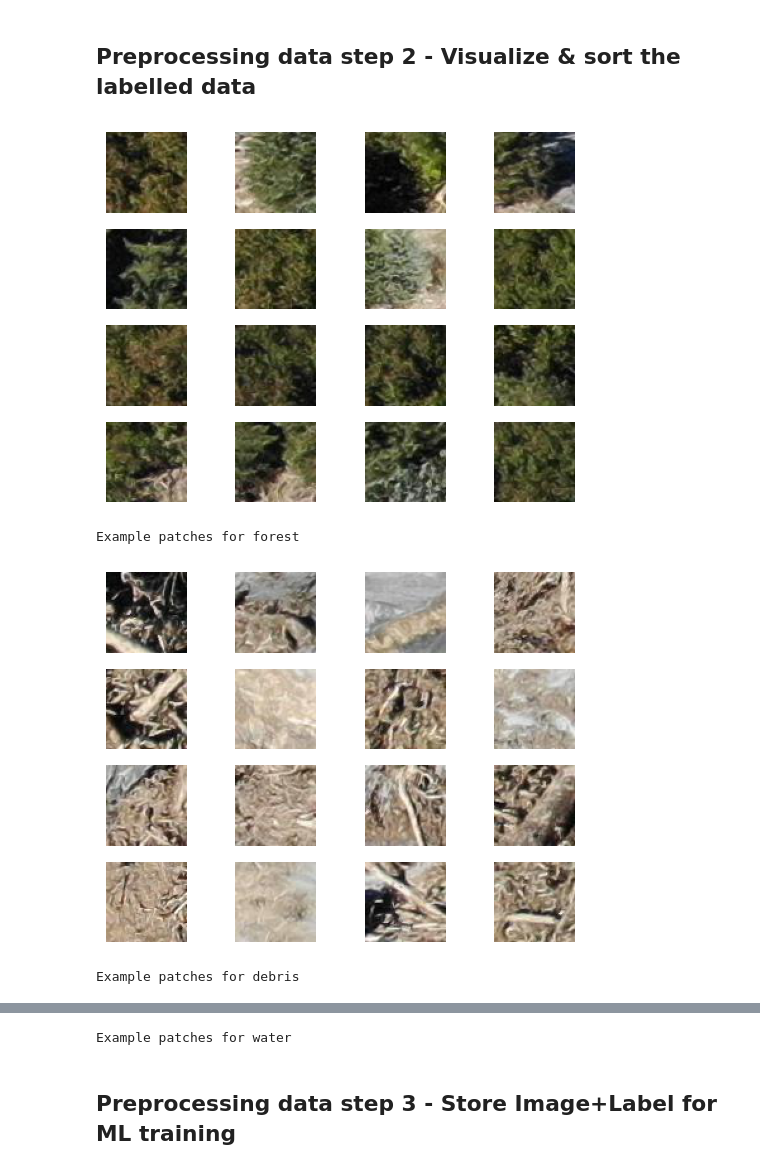
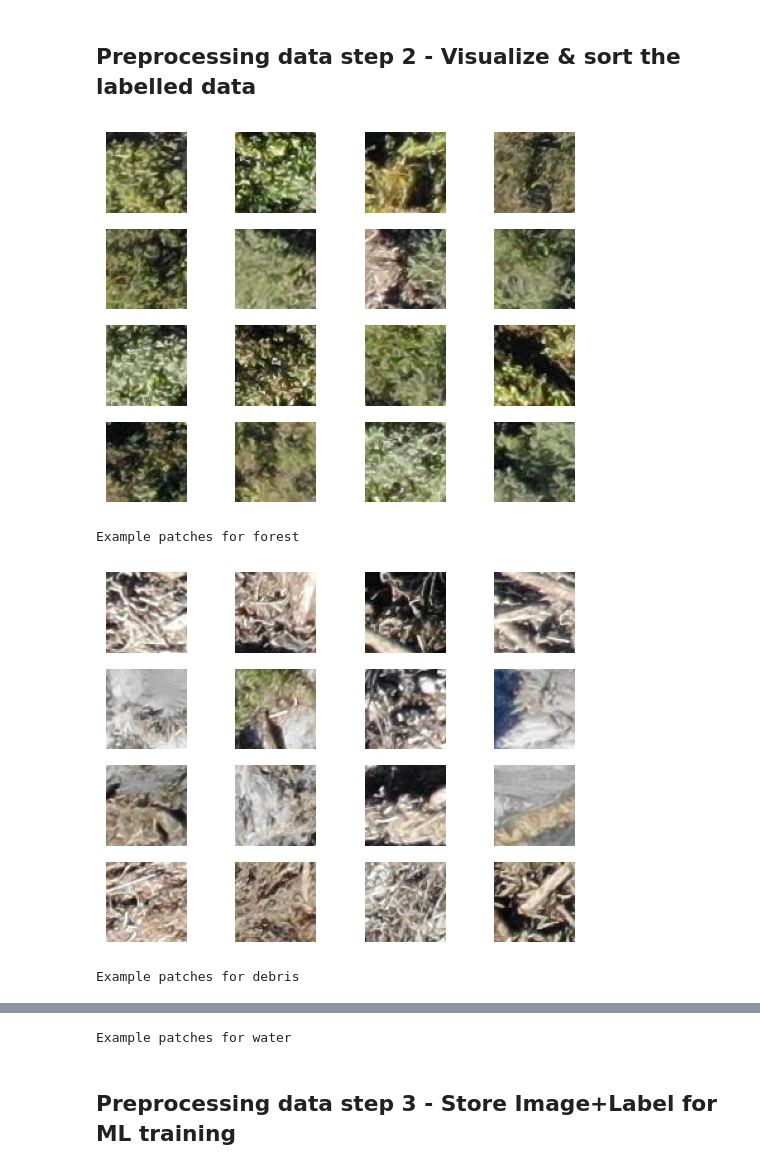
Before and after one commit to SiruiWang0731/BBKI_drone_debris_detection, a Jupyter notebook: 00_preprocessing.ipynb, the cells around one changed output, grey strips where cells are left out. Saved outputs shown, nothing was run; the diff lists cells and outputs as text; code cells hidden in the pictures.

```diff
--- a/00_preprocessing.ipynb
+++ b/00_preprocessing.ipynb
@@ -157,28 +157,28 @@ Image tiling is now successful!
 ## Preprocessing data step 2 - Visualize & sort the labelled data
 # %%
 ########### Visualize 6x6 pataches for different classes #############
-
+dir_tile = r"/Users/siruiwang/Documents/ESPACE-LECTURE/3rd_semester/Big_Geospatial_Data/BBKI_drone_debris_detection/Ecstall_drone_data/Ecstall_drone_data/tiles"
 # with how many tile per row/colunm one want to visualize
 # Here with the spcific example 0682, the white landcover mostly also been counted into the water class
 visualize_size =  4
 
 # class forest
 dir_tile_forest = dir_tile + "/forest"
 visualize_patches(dir_tile_forest, visualize_size)
 print('Example patches for forest')
 
 # class debris
 dir_tile_debris = dir_tile + "/debris"
 visualize_patches(dir_tile_debris, visualize_size)
 print('Example patches for debris')
 
 # class water
 
 dir_tile_water = dir_tile + "/water"
 visualize_patches(dir_tile_water, visualize_size)
 print('Example patches for water')
 # %% [output]
-[figure, old version]
+[figure, new version]
 Example patches for forest
-[figure, old version]
+[figure, new version]
 Example patches for debris
```
Also changed, not shown: parts of 32 cells of this notebook.
